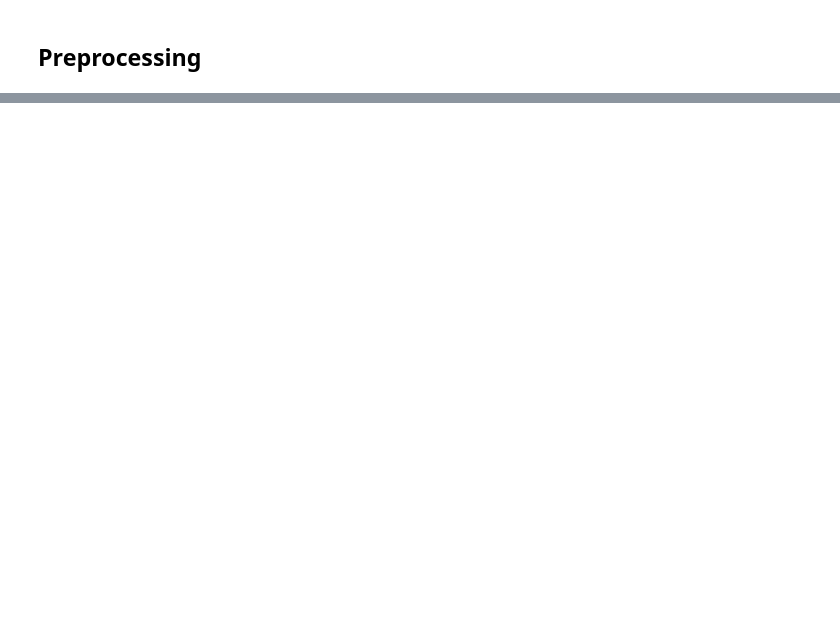
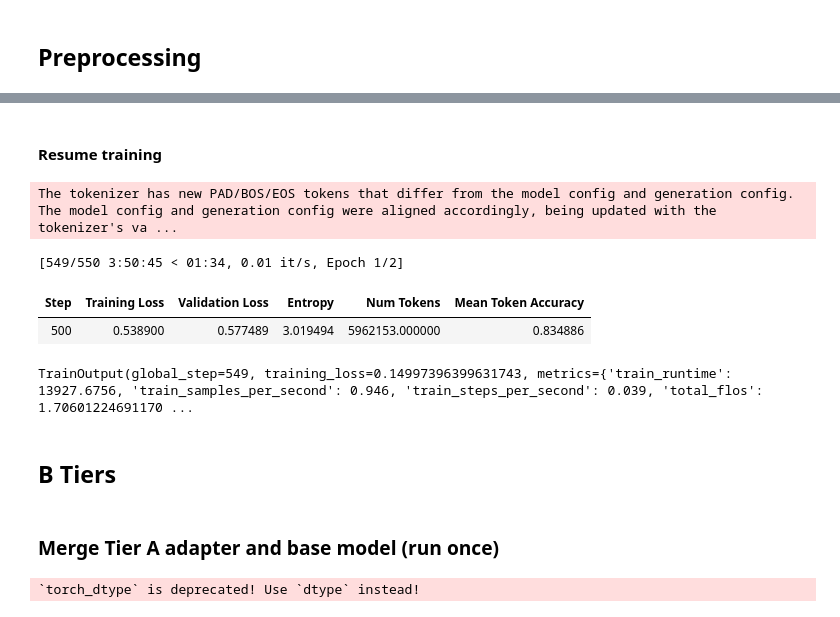
Before and after one commit to AI-4-Everyone/Visual-TableQA-v2, a Jupyter notebook: Finetuning/QwenVL and LLaVA/SFT_QwenVL.ipynb, the cells around one changed output, grey strips where cells are left out. Cells and saved outputs as stored; diff of their text form; code cells hidden in the pictures; blank space fills up the shorter version.

```diff
--- a/Finetuning/QwenVL and LLaVA/SFT_QwenVL.ipynb
+++ b/Finetuning/QwenVL and LLaVA/SFT_QwenVL.ipynb
@@ -24,19 +71,20 @@ from PIL import Image, ImageOps
 MODEL_ID    = "Qwen/Qwen2.5-VL-7B-Instruct"
 DATASET_REPO = "AI-4-Everyone/Visual-TableQA"
 #DATASET_REPO = "hewei2001/ReachQA"
-OUTPUT_DIR   = "qwen-vl-sft-lora"
-#OUTPUT_DIR   = "qwen-vl-sft-lora-reachqa"
+OUTPUT_DIR_TIER_A   = "qwen-vl-sft-lora-tableqa-tierA" #for Visual-TableQA
+#OUTPUT_DIR_TIER_A   = "qwen-vl-sft-lora-reachqa-tierA" #for ReachQA
 
 # --------- Load data ---------
 ds = load_dataset(DATASET_REPO)
 
 """
-#Execute when DATASET_REPO is hewei2001/ReachQA
 from datasets import ClassLabel
 labels = sorted(set(ds["train"]["qa_type"]))
 ds = ds.cast_column("qa_type", ClassLabel(names=labels))
 split = ds["train"].train_test_split(test_size=0.1, seed=42, stratify_by_column="qa_type")
 ds["train"], ds["validation"] = split["train"], split["test"]
 """
+
 train = ds.get("train")
+
 evald = ds.get("validation")
@@ -223,0 +262,10 @@ processor.save_pretrained(OUTPUT_DIR)
+# %% [markdown]
+#### Resume training
+# %%
+trainer.train(resume_from_checkpoint=True)
+# %% [output]
+The tokenizer has new PAD/BOS/EOS tokens that differ from the model config and generation config. The model config and generation config were aligned accordingly, being updated with the tokenizer's va ...
+[549/550 3:50:45 < 01:34, 0.01 it/s, Epoch 1/2]
+| Step | Training Loss | Validation Loss | Entropy | Num Tokens | Mean Token Accuracy |
+| 500 | 0.538900 | 0.577489 | 3.019494 | 5962153.000000 | 0.834886 |
+TrainOutput(global_step=549, training_loss=0.14997396399631743, metrics={'train_runtime': 13927.6756, 'train_samples_per_second': 0.946, 'train_steps_per_second': 0.039, 'total_flos': 1.70601224691170 ...
@@ -223,0 +275,2 @@ processor.save_pretrained(OUTPUT_DIR)
+# %% [markdown]
+## B Tiers
@@ -223,0 +282,16 @@ processor.save_pretrained(OUTPUT_DIR)
+# %% [markdown]
+### Merge Tier A adapter and base model (run once)
+# %%
+model = Qwen2_5_VLForConditionalGeneration.from_pretrained(
+    MODEL_ID,
+    device_map="auto",
+    torch_dtype=torch.bfloat16 if use_bf16 else torch.float16,
+    # Optional (if your setup supports it):
+    attn_implementation="flash_attention_2",
+    low_cpu_mem_usage=True,
+)
+model.config.use_cache = False
+model.gradient_checkpointing_enable()
+model.config.pretraining_tp = 1
+# %% [output]
+`torch_dtype` is deprecated! Use `dtype` instead!
```
Also changed, not shown: parts of 37 cells of this notebook, 2 other files.
